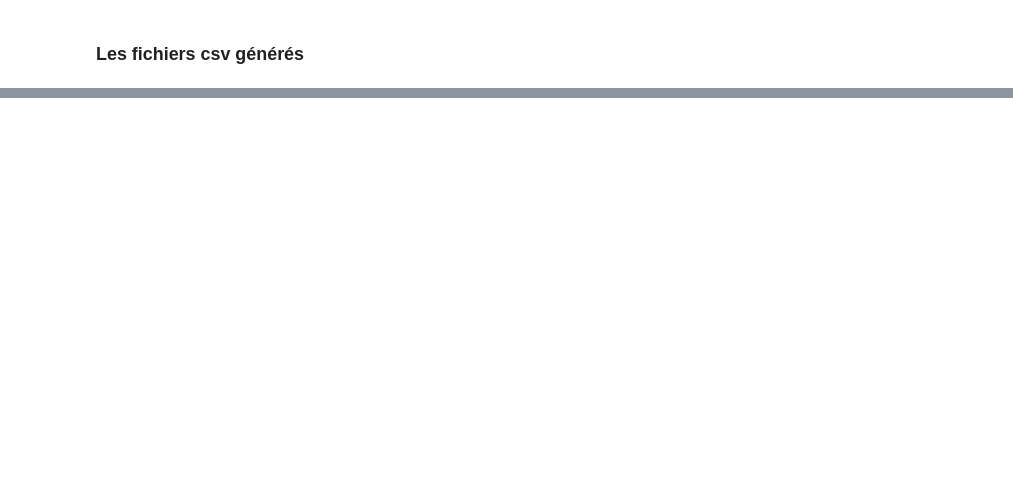
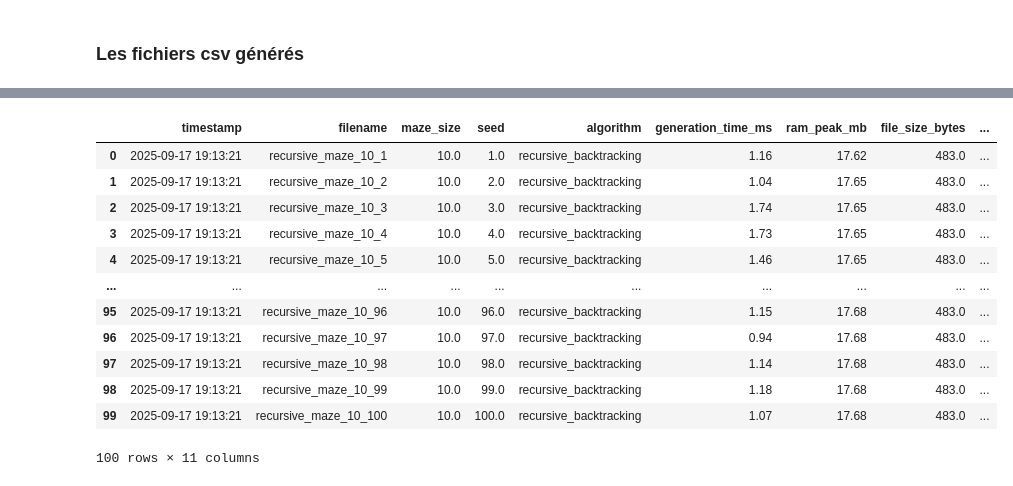
Before and after one commit to Paul-Emmanuel-Buffe/amazing-mazes, a Jupyter notebook: amazing_mazes_report.ipynb, the cells around one changed output, grey strips where cells are left out. Drawn from its saved outputs; the diff is of its cells as text; code cells hidden in the pictures; blank space fills up the shorter version.

```diff
--- a/amazing_mazes_report.ipynb
+++ b/amazing_mazes_report.ipynb
@@ -84,0 +506,22 @@ L’ensemble de ces métriques permet de comparer les algorithmes sous trois ang
+# %%
+df= pd.read_csv("constructors_metrics.csv")
+df_recursive_maze_10 = duckdb.sql("""
+SELECT *
+FROM df
+where maze_size = 10 and algorithm= 'recursive_backtracking'
+""").df()
+df_recursive_maze_10
+# %% [output]
+|  | timestamp | filename | maze_size | seed | algorithm | generation_time_ms | ram_peak_mb | file_size_bytes | ... |
+| 0 | 2025-09-17 19:13:21 | recursive_maze_10_1 | 10.0 | 1.0 | recursive_backtracking | 1.16 | 17.62 | 483.0 | ... |
+| 1 | 2025-09-17 19:13:21 | recursive_maze_10_2 | 10.0 | 2.0 | recursive_backtracking | 1.04 | 17.65 | 483.0 | ... |
+| 2 | 2025-09-17 19:13:21 | recursive_maze_10_3 | 10.0 | 3.0 | recursive_backtracking | 1.74 | 17.65 | 483.0 | ... |
+| 3 | 2025-09-17 19:13:21 | recursive_maze_10_4 | 10.0 | 4.0 | recursive_backtracking | 1.73 | 17.65 | 483.0 | ... |
+| 4 | 2025-09-17 19:13:21 | recursive_maze_10_5 | 10.0 | 5.0 | recursive_backtracking | 1.46 | 17.65 | 483.0 | ... |
+| ... | ... | ... | ... | ... | ... | ... | ... | ... | ... |
+| 95 | 2025-09-17 19:13:21 | recursive_maze_10_96 | 10.0 | 96.0 | recursive_backtracking | 1.15 | 17.68 | 483.0 | ... |
+| 96 | 2025-09-17 19:13:21 | recursive_maze_10_97 | 10.0 | 97.0 | recursive_backtracking | 0.94 | 17.68 | 483.0 | ... |
+| 97 | 2025-09-17 19:13:21 | recursive_maze_10_98 | 10.0 | 98.0 | recursive_backtracking | 1.14 | 17.68 | 483.0 | ... |
+| 98 | 2025-09-17 19:13:21 | recursive_maze_10_99 | 10.0 | 99.0 | recursive_backtracking | 1.18 | 17.68 | 483.0 | ... |
+| 99 | 2025-09-17 19:13:21 | recursive_maze_10_100 | 10.0 | 100.0 | recursive_backtracking | 1.07 | 17.68 | 483.0 | ... |
+100 rows × 11 columns
```
Also changed, not shown: parts of 34 cells of this notebook.
